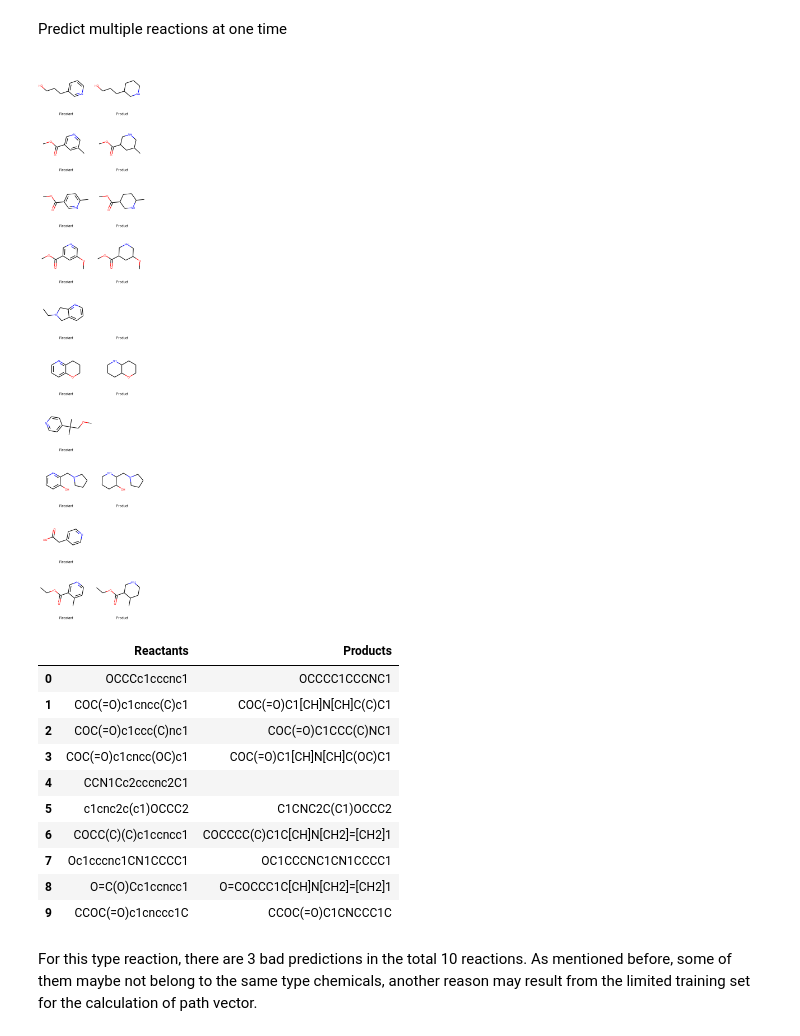
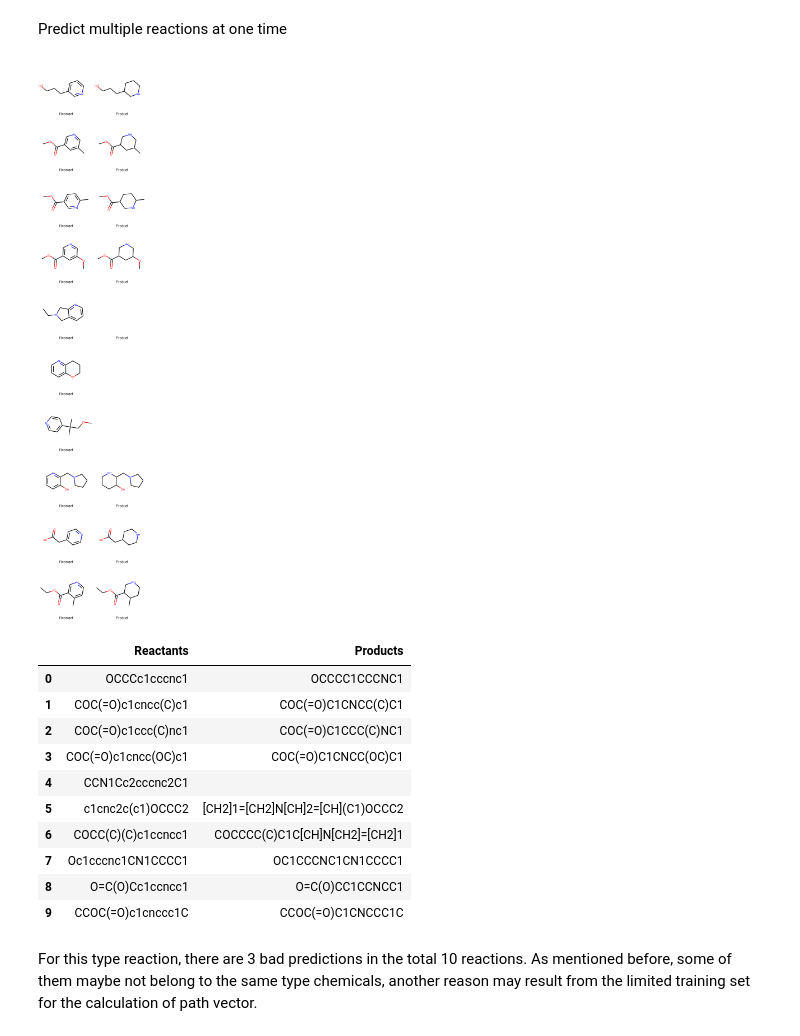
Before and after one commit to UWDIRECT-2019/DarKnight, a Jupyter notebook: example/DarKnight_Usage.ipynb, the cells around one changed output. Drawn from its saved outputs; the diff is of its cells as text; code cells hidden in the pictures.

```diff
--- a/example/DarKnight_Usage.ipynb
+++ b/example/DarKnight_Usage.ipynb
@@ -24,10 +18,11 @@ The model's role is tranforming reactant smiles string to its correlative vector
 As for path vectors, their function is to connect the reactant vector to its corresponding prodcut vector in the latent space.
 # %%
 #load model
-model = darkchem.utils.load_model('../Final Trained DarkChem Network Weights/N7b_[M+H]')
+model = darkchem.utils.load_model('N7b_[M+H]')
 #load path vectors
 PathB = np.load('Benzene_PathVec.npy')
 PathN = np.load('Nring_PathVec.npy')
+PathT = np.load('Triple_Path_Vec.npy')
 # %% [markdown]
 #### Predict Aromatic Hydrocarbons(contain one benzene) Reduction type chemical reaction
 Predict a single reaction
@@ -72,19 +67,19 @@ fcts.output_single(smi,model,PathN)
 Predict multiple reactions at one time
 # %%
 data = pd.read_csv('N_ring_test.csv')
-fcts.output_multiple(data,model,PathB)
+functions.output_multiple_prod(data,model,PathN)
 # %% [output]
-[figure, old version]
+[figure, new version]
 |  | Reactants | Products |
 | 0 | OCCCc1cccnc1 | OCCCC1CCCNC1 |
-| 1 | COC(=O)c1cncc(C)c1 | COC(=O)C1[CH]N[CH]C(C)C1 |
+| 1 | COC(=O)c1cncc(C)c1 | COC(=O)C1CNCC(C)C1 |
 | 2 | COC(=O)c1ccc(C)nc1 | COC(=O)C1CCC(C)NC1 |
-| 3 | COC(=O)c1cncc(OC)c1 | COC(=O)C1[CH]N[CH]C(OC)C1 |
+| 3 | COC(=O)c1cncc(OC)c1 | COC(=O)C1CNCC(OC)C1 |
 | 4 | CCN1Cc2cccnc2C1 |  |
-| 5 | c1cnc2c(c1)OCCC2 | C1CNC2C(C1)OCCC2 |
+| 5 | c1cnc2c(c1)OCCC2 | [CH2]1=[CH2]N[CH]2=[CH](C1)OCCC2 |
 | 6 | COCC(C)(C)c1ccncc1 | COCCCC(C)C1C[CH]N[CH2]=[CH2]1 |
 | 7 | Oc1cccnc1CN1CCCC1 | OC1CCCNC1CN1CCCC1 |
-| 8 | O=C(O)Cc1ccncc1 | O=COCCC1C[CH]N[CH2]=[CH2]1 |
+| 8 | O=C(O)Cc1ccncc1 | O=C(O)CC1CCNCC1 |
 | 9 | CCOC(=O)c1cnccc1C | CCOC(=O)C1CNCCC1C |
 # %% [markdown]
 For this type reaction, there are 3 bad predictions in the total 10 reactions. As mentioned before, some of them maybe not belong to the same type chemicals, another reason may result from the limited training set for the calculation of path vector.
```
Also changed, not shown: parts of 4 cells of this notebook.
